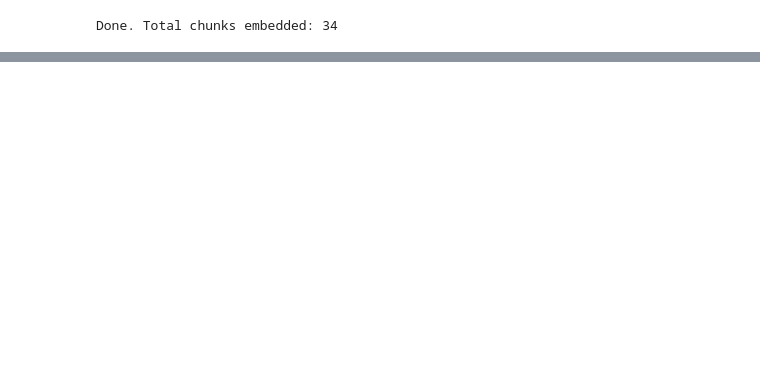
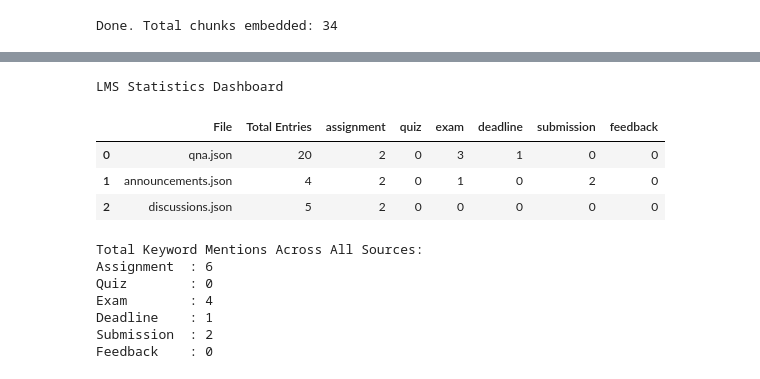
Before and after one commit to shaimon12/Smart-LMS, a Jupyter notebook: Smart_LMS.ipynb, the cells around one changed output, grey strips where cells are left out. Saved outputs shown, nothing was run; the diff lists cells and outputs as text; code cells hidden in the pictures; blank space fills up the shorter version.

```diff
--- a/Smart_LMS.ipynb
+++ b/Smart_LMS.ipynb
@@ -439,0 +816,68 @@ Sources:
+# %%
+import json
+from pathlib import Path
+from collections import Counter, defaultdict
+import pandas as pd
+import re
+from IPython.display import display
+
+# === Configuration ===
+data_dir = Path("/Users/shaimonrahman/Desktop/COMP8420/Assignment_3/StudentAgentDataset/COMP8420/")
+filenames = ["qna.json", "announcements.json", "discussions.json"]
+keywords = ["assignment", "quiz", "exam", "deadline", "submission", "feedback"]
+
+# === Helper Functions ===
+def load_json_file(filepath):
+    with open(filepath, "r", encoding="utf-8") as f:
+        return json.load(f)
+
+def count_keywords(text, keywords):
+    text = text.lower()
+    return {kw: text.count(kw) for kw in keywords}
+
+# === Processing ===
+summary = []
+keyword_totals = defaultdict(int)
+
+for fname in filenames:
+    path = data_dir / fname
+    data = load_json_file(path)
+
+    if not isinstance(data, list):
+        continue
+
+    total_entries = len(data)
+    all_text = " ".join(json.dumps(item).lower() for item in data)
+    keyword_counts = count_keywords(all_text, keywords)
+
+    for kw, count in keyword_counts.items():
+        keyword_totals[kw] += count
+
+    summary.append({
+        "File": fname,
+        "Total Entries": total_entries,
+        **keyword_counts
+    })
+
+# === Display Results ===
+df_summary = pd.DataFrame(summary)
+print("LMS Statistics Dashboard")
+display(df_summary)
+
+# === Keyword Total Summary (across all files) ===
+print("\nTotal Keyword Mentions Across All Sources:")
+for kw in keywords:
+    print(f"{kw.title():<12}: {keyword_totals[kw]}")
+# %% [output]
+LMS Statistics Dashboard
+|  | File | Total Entries | assignment | quiz | exam | deadline | submission | feedback |
+| 0 | qna.json | 20 | 2 | 0 | 3 | 1 | 0 | 0 |
+| 1 | announcements.json | 4 | 2 | 0 | 1 | 0 | 2 | 0 |
+| 2 | discussions.json | 5 | 2 | 0 | 0 | 0 | 0 | 0 |
+Total Keyword Mentions Across All Sources:
+Assignment  : 6
+Quiz        : 0
+Exam        : 4
+Deadline    : 1
+Submission  : 2
+Feedback    : 0
```
Also changed, not shown: parts of 12 cells of this notebook.
